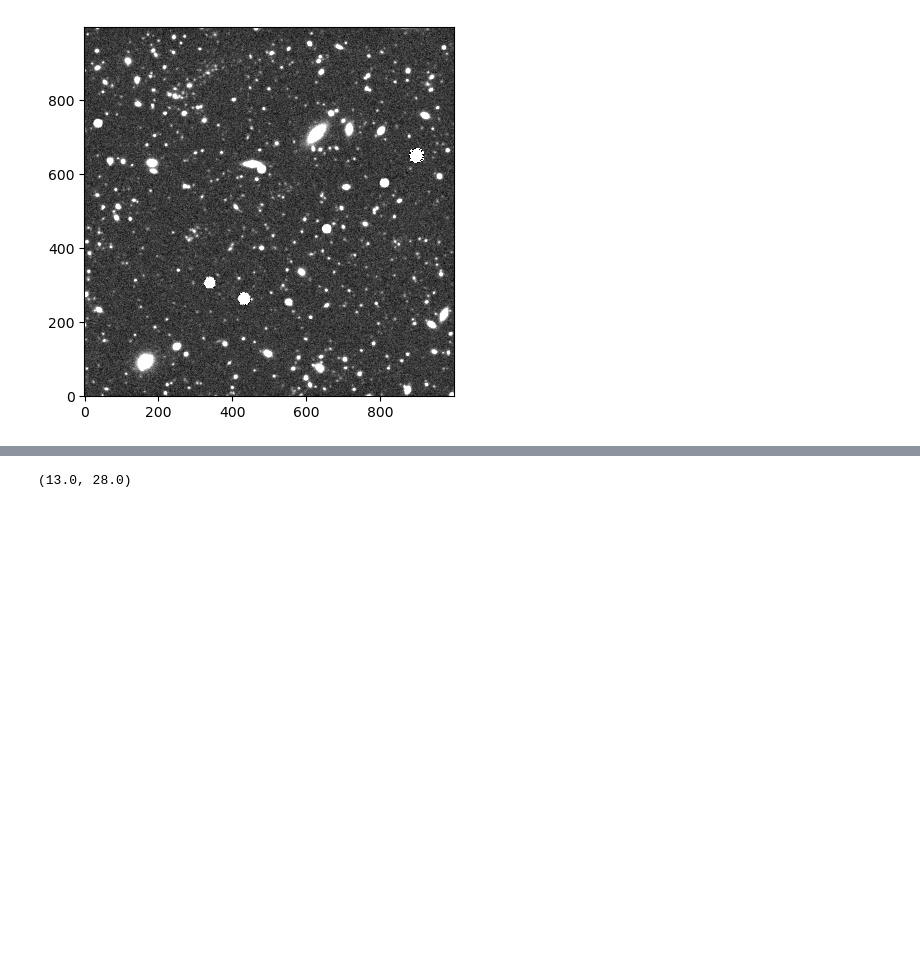
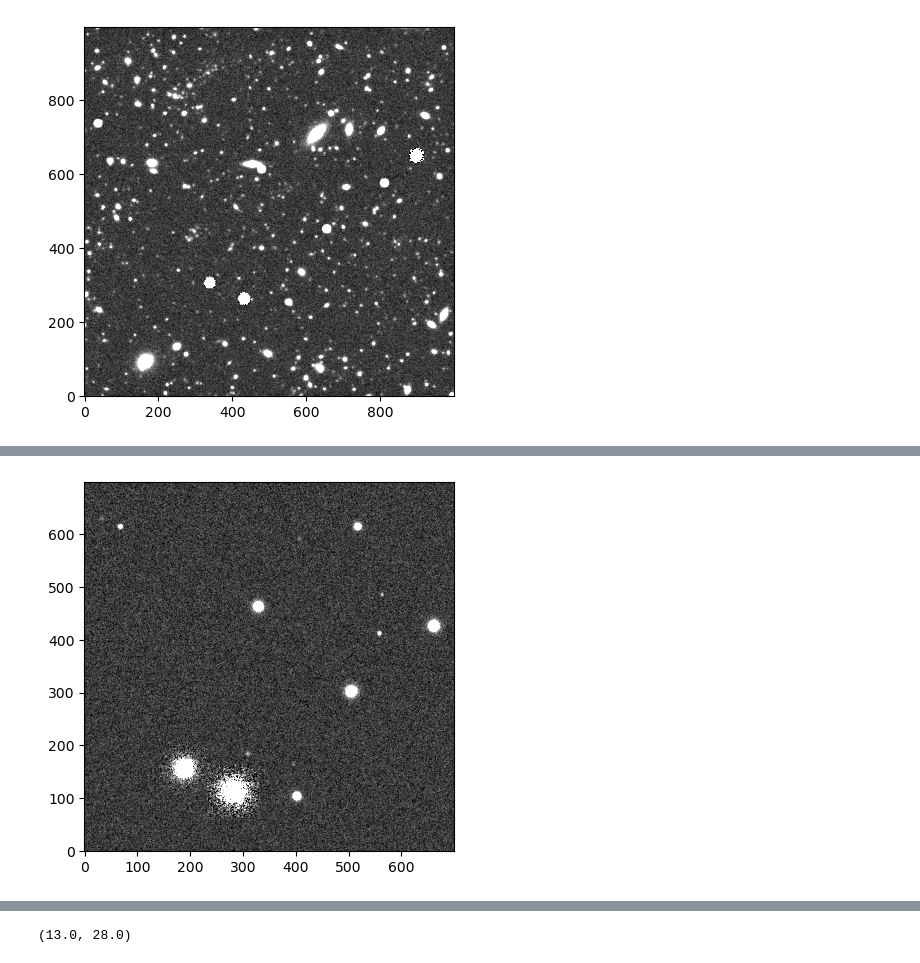
Before and after one commit to philipladuca24/LSST-SimCatVal, a Jupyter notebook: LSST-SimCatVal/testing_psf.ipynb, the cells around one changed output, grey strips where cells are left out. Saved outputs shown, nothing was run; the diff lists cells and outputs as text; code cells hidden in the pictures; blank space fills up the shorter version.

```diff
--- a/LSST-SimCatVal/testing_psf.ipynb
+++ b/LSST-SimCatVal/testing_psf.ipynb
@@ -36,3 +36,85 @@ plt.imshow(afw_img['i'].image.array, origin='lower', cmap='gray', vmin=-3,vmax=1
 [figure]
 # %%
 #something strange is happening with the stars... could this be from the psf, maybe try simulating just a bright star to see
+# %%
+import numpy as np
+import pickle
+import galsim
+import matplotlib.pyplot as plt
+from utils import get_wcs, get_psf, get_noise
+from skycat import SkyCat
+from utils import sample_position
+
+position = sample_position(1, 67)
+ra = position[0][0]
+dec = position[0][1]
+with open('psf_test.pkl', 'rb') as file:
+    psf = pickle.load(file)
+sample = {'n_images':139.0, 'sigma':2.3588755, 'psf':psf}
+simp = {'i': sample}
+
+size = 700
+
+pointing = galsim.CelestialCoord(ra=ra * galsim.degrees,dec=dec * galsim.degrees)
+wcs = get_wcs(size, pointing)
+skycat = SkyCat('/hildafs/home/pladuca/main/skyCatalog.yaml', pointing, size, 25, wcs)
+psf_fwhm = simp['i']['psf']
+sigma = simp['i']['sigma']
+nim = simp['i']['n_images']
+psf = get_psf(psf_fwhm)
+noise_img = galsim.Image(size, size, wcs=wcs)
+rng_galsim = galsim.BaseDeviate()
+noise = get_noise(rng_galsim, sigma)
+noise_img.addNoise(noise)
+final_img = galsim.Image(size, size, wcs=wcs)
+print(skycat.get_n('star'))
+for g in range(skycat.get_n('star')):
+    gal, dx, dy, obj_info= skycat.get_obj('star', g, 'i', 31.4)
+
+    obj = galsim.Convolve(gal, psf)
+    world_pos = pointing.deproject(dx * galsim.arcsec, dy * galsim.arcsec,)
+    image_pos = wcs.toImage(world_pos)
+    n_photons = galsim.PoissonDeviate(rng_galsim, mean=gal.flux)()
+    print(n_photons)
+    if n_photons >= 1e6:
+        n_photons = 1e6
+        stamp_size = 350
+        if n_photons >= 1e8:
+            stamp_size = 600
+
+        stamp = obj.drawImage(
+            nx=stamp_size,
+            ny=stamp_size,
+            bandpass=skycat.bands['i'],
+            wcs=wcs.local(world_pos=world_pos),
+            method='phot',
+            n_photons=n_photons,
+            maxN=int(1e7),
+            rng=rng_galsim)
+        stamp.setCenter(image_pos.x, image_pos.y)
+
+    else:
+        n_photons = n_photons * nim #for correct poisson noise
+        if n_photons >= 1e6:
+            n_photons = 1e6
+
+        stamp = obj.drawImage(
+            # nx=stamp_size, # this auto chooses a size
+            # ny=stamp_size,
+            bandpass=skycat.bands['i'],
+            wcs=wcs.local(world_pos=world_pos),
+            method='phot',
+            n_photons=n_photons,
+            maxN=int(1e7),
+            rng=rng_galsim)
+        stamp.setCenter(image_pos.x, image_pos.y)
+
+    b = stamp.bounds & final_img.bounds
+    if b.isDefined():
+        final_img[b] += stamp[b]
+
+final_img += noise_img
+
+print(final_img)
+plt.imshow(final_img.array, origin='lower', cmap='gray', vmin=-3,vmax=10)
+# %% [output]
@@ -38,0 +145 @@ plt.imshow(afw_img['i'].image.array, origin='lower', cmap='gray', vmin=-3,vmax=1
+[figure, added]
```
Also changed, not shown: parts of 6 cells of this notebook, 3 other files.
